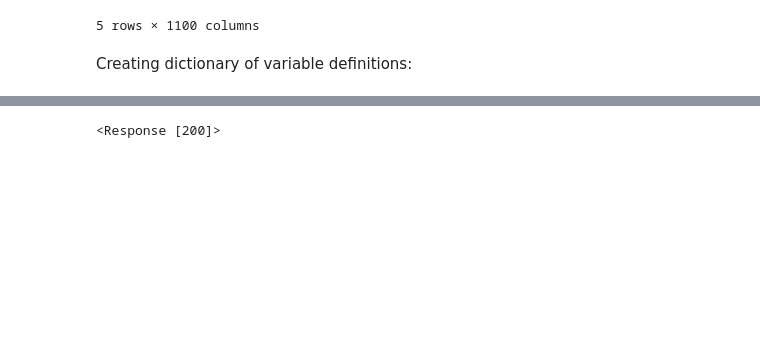
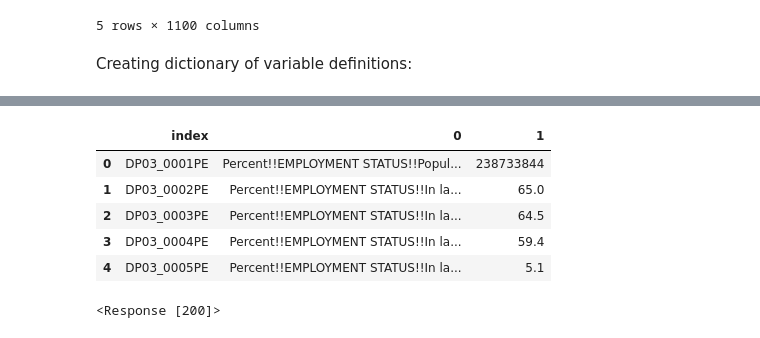
Before and after one commit to hafsa-said/final_project, a Jupyter notebook: finalproject.ipynb, the cells around one changed output, grey strips where cells are left out. Drawn from its saved outputs; the diff is of its cells as text; code cells hidden in the pictures; blank space fills up the shorter version.

```diff
--- a/finalproject.ipynb
+++ b/finalproject.ipynb
@@ -75 +82,14 @@ FileNotFoundError: [Errno 2] No such file or directory: 'ACSDP5YSPT2010.DP03_dat
+# %%
+# Removing "margin of error" and "percentage estimate" rows:
+the_vars = the_vars[the_vars["index"].str.contains("PE") == True]
+
+the_vars = the_vars.reset_index(drop=True)
+the_vars.head()
+# %% [output]
+|  | index | 0 | 1 |
+| 0 | DP03_0001PE | Percent!!EMPLOYMENT STATUS!!Popul... | 238733844 |
+| 1 | DP03_0002PE | Percent!!EMPLOYMENT STATUS!!In la... | 65.0 |
+| 2 | DP03_0003PE | Percent!!EMPLOYMENT STATUS!!In la... | 64.5 |
+| 3 | DP03_0004PE | Percent!!EMPLOYMENT STATUS!!In la... | 59.4 |
+| 4 | DP03_0005PE | Percent!!EMPLOYMENT STATUS!!In la... | 5.1 |
 # %%
```
Also changed, not shown: parts of 11 cells of this notebook, 4 other files.
